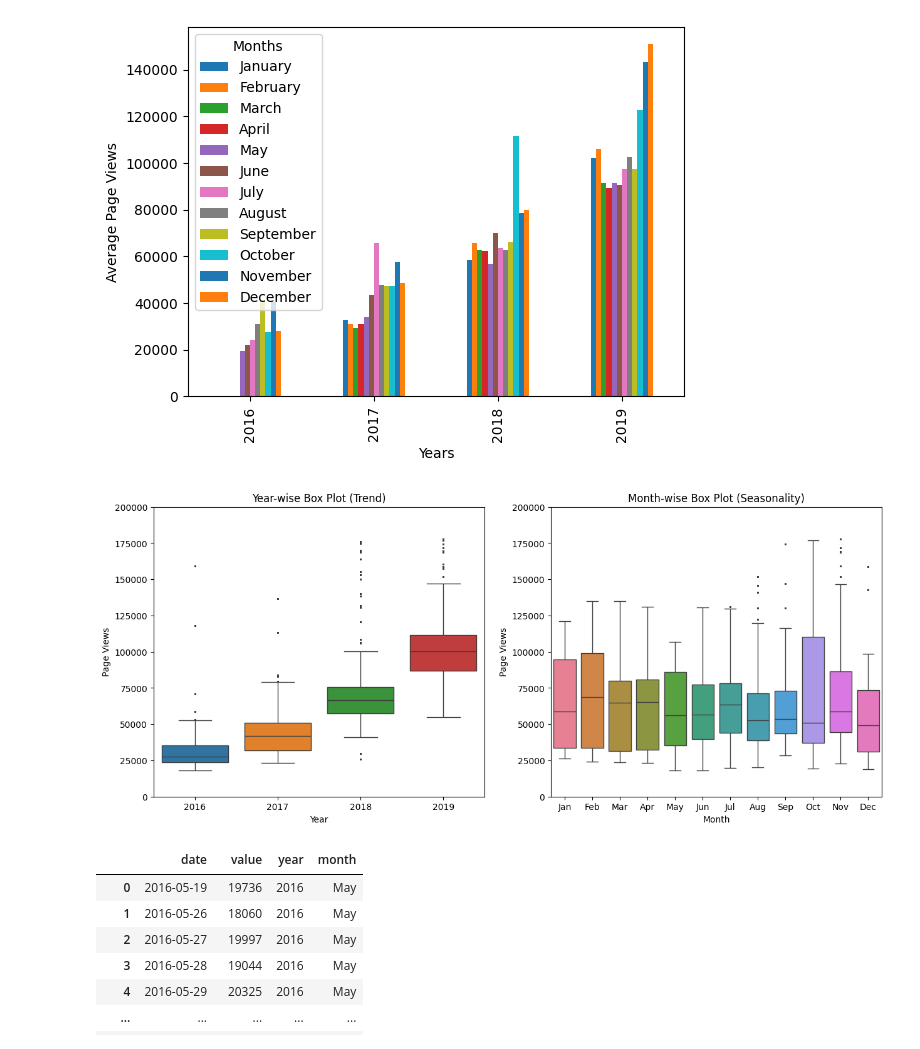
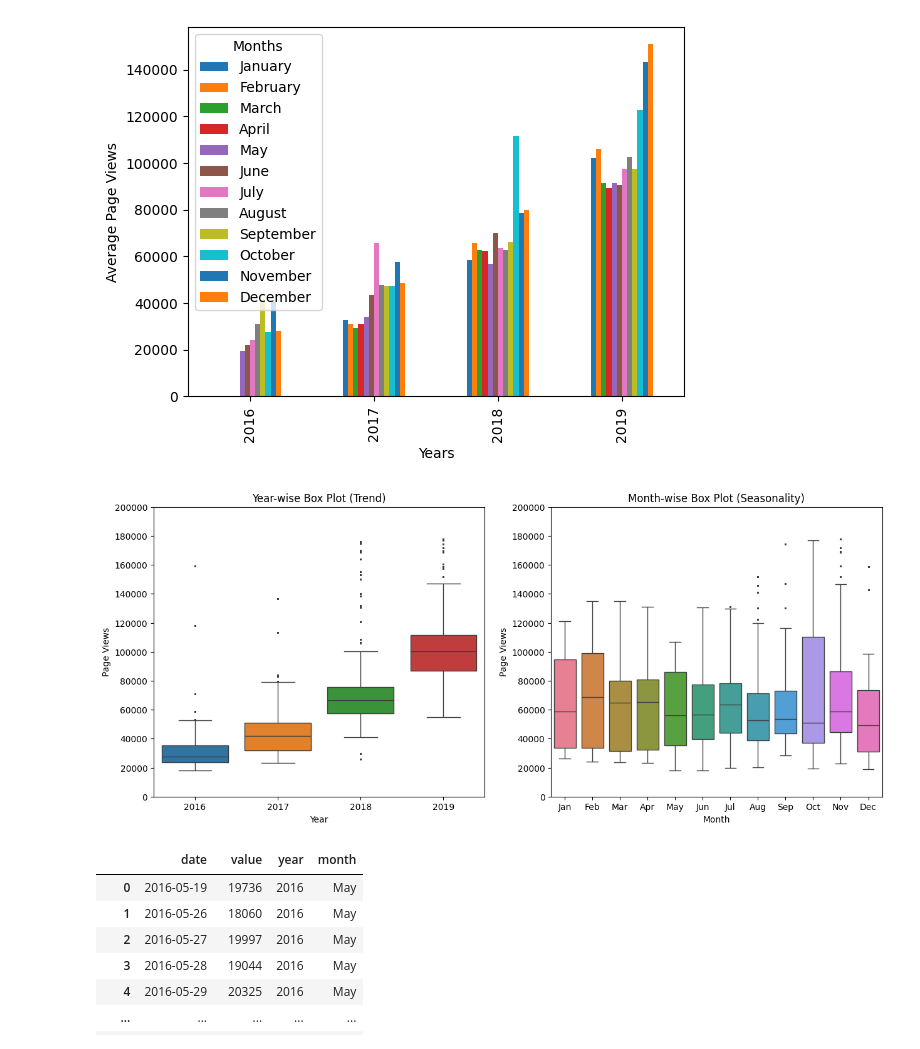
Before and after one commit to Kyo-Fox22/boilerplate-page-view-time-series-visualizer, a Jupyter notebook: test.ipynb, the cells around one changed output. Drawn from its saved outputs; the diff is of its cells as text; code cells hidden in the pictures.

Commit message:
fixed yticks to match expected plot

```diff
--- a/test.ipynb
+++ b/test.ipynb
@@ -184,27 +184,28 @@ plt.show()
 # %%
 # 5
 box_df = df.copy()
 box_df['Year'], box_df['Month'] = box_df.index.year, box_df.index.month_name()
 box_df = box_df.reset_index(drop = True)
 box_df['Month'] = box_df['Month'].apply(lambda x: x[:3])
 box_df['Month'] = pd.Categorical(box_df['Month'], [i[:3] for i in months])
 
 fig, axs = plt.subplots(ncols = 2, nrows = 1, figsize = (15,6))
 fliersize = 1
+bottom, top = 0,200000
 
 sns.boxplot(data = box_df[['Year','value']].set_index('Year').T, ax = axs[0], fliersize = fliersize)
-axs[0].set_ylim(bottom = 0, top = 200000)
+axs[0].set_yticks(range(bottom, top + 1, 20000))
 axs[0].set_ylabel('Page Views')
 axs[0].set_title('Year-wise Box Plot (Trend)')
 
 sns.boxplot(data = box_df[['Month','value']].sort_values('Month').set_index('Month').T, ax = axs[1], fliersize = fliersize)
-axs[1].set_ylim(bottom = 0, top = 200000)
+axs[1].set_yticks(range(bottom, top + 1, 20000))
 axs[1].set_title('Month-wise Box Plot (Seasonality)')
 axs[1].set_ylabel('Page Views')
 
 plt.show()
 # %% [output]
-[figure, old version]
+[figure, new version]
 # %%
 df_box = df.copy()
 df_box.reset_index(inplace=True)
```
Also changed, not shown: parts of 1 cell of this notebook, 1 other file.
